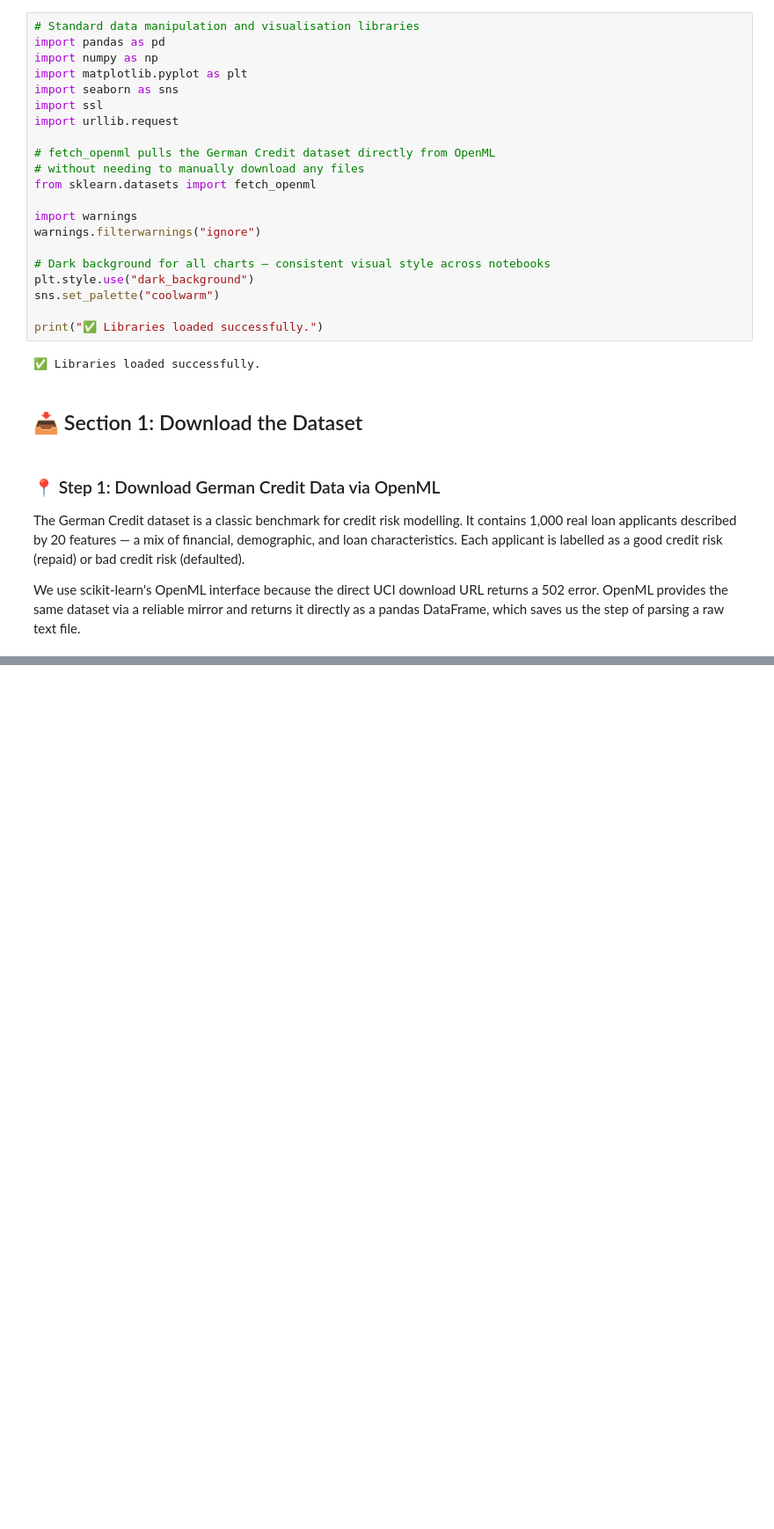
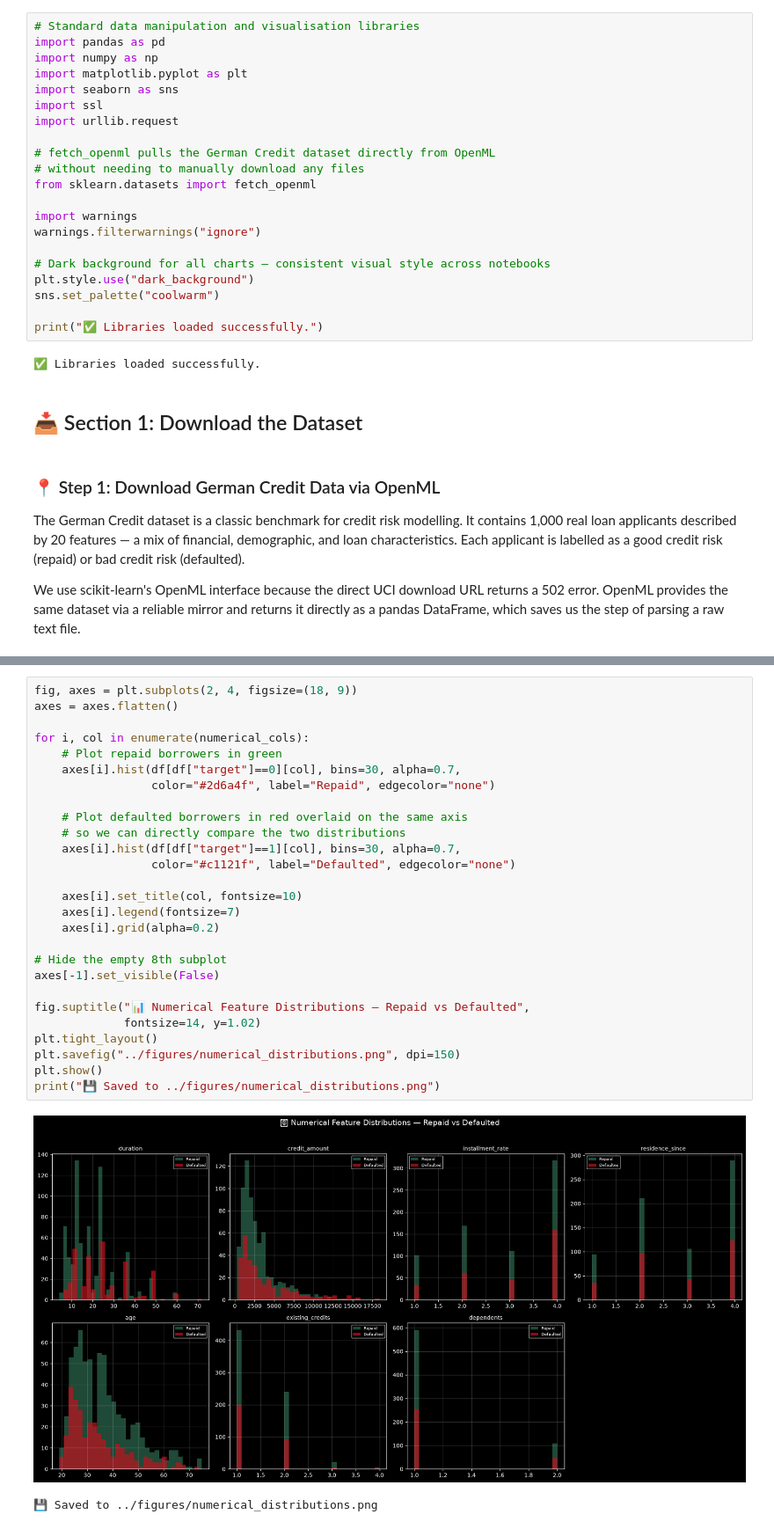
Before and after one commit to jinxiangjessiezjx/credit-default-prediction, a Jupyter notebook: notebooks/NB01-Data-Collection.ipynb, the cells around one changed output, grey strips where cells are left out. Shown at 88% size. Saved outputs shown, nothing was run; the diff lists cells and outputs as text; blank space fills up the shorter version.

```diff
--- a/notebooks/NB01-Data-Collection.ipynb
+++ b/notebooks/NB01-Data-Collection.ipynb
@@ -115,0 +406,30 @@ URLError: <urlopen error [SSL: CERTIFICATE_VERIFY_FAILED] certificate verify fai
+# %%
+fig, axes = plt.subplots(2, 4, figsize=(18, 9))
+axes = axes.flatten()
+
+for i, col in enumerate(numerical_cols):
+    # Plot repaid borrowers in green
+    axes[i].hist(df[df["target"]==0][col], bins=30, alpha=0.7,
+                 color="#2d6a4f", label="Repaid", edgecolor="none")
+
+    # Plot defaulted borrowers in red overlaid on the same axis
+    # so we can directly compare the two distributions
+    axes[i].hist(df[df["target"]==1][col], bins=30, alpha=0.7,
+                 color="#c1121f", label="Defaulted", edgecolor="none")
+
+    axes[i].set_title(col, fontsize=10)
+    axes[i].legend(fontsize=7)
+    axes[i].grid(alpha=0.2)
+
+# Hide the empty 8th subplot
+axes[-1].set_visible(False)
+
+fig.suptitle("📊 Numerical Feature Distributions — Repaid vs Defaulted",
+             fontsize=14, y=1.02)
+plt.tight_layout()
+plt.savefig("../figures/numerical_distributions.png", dpi=150)
+plt.show()
+print("💾 Saved to ../figures/numerical_distributions.png")
+# %% [output]
+[figure, added]
+💾 Saved to ../figures/numerical_distributions.png
```
Also changed, not shown: parts of 26 cells of this notebook, 6 other files.
